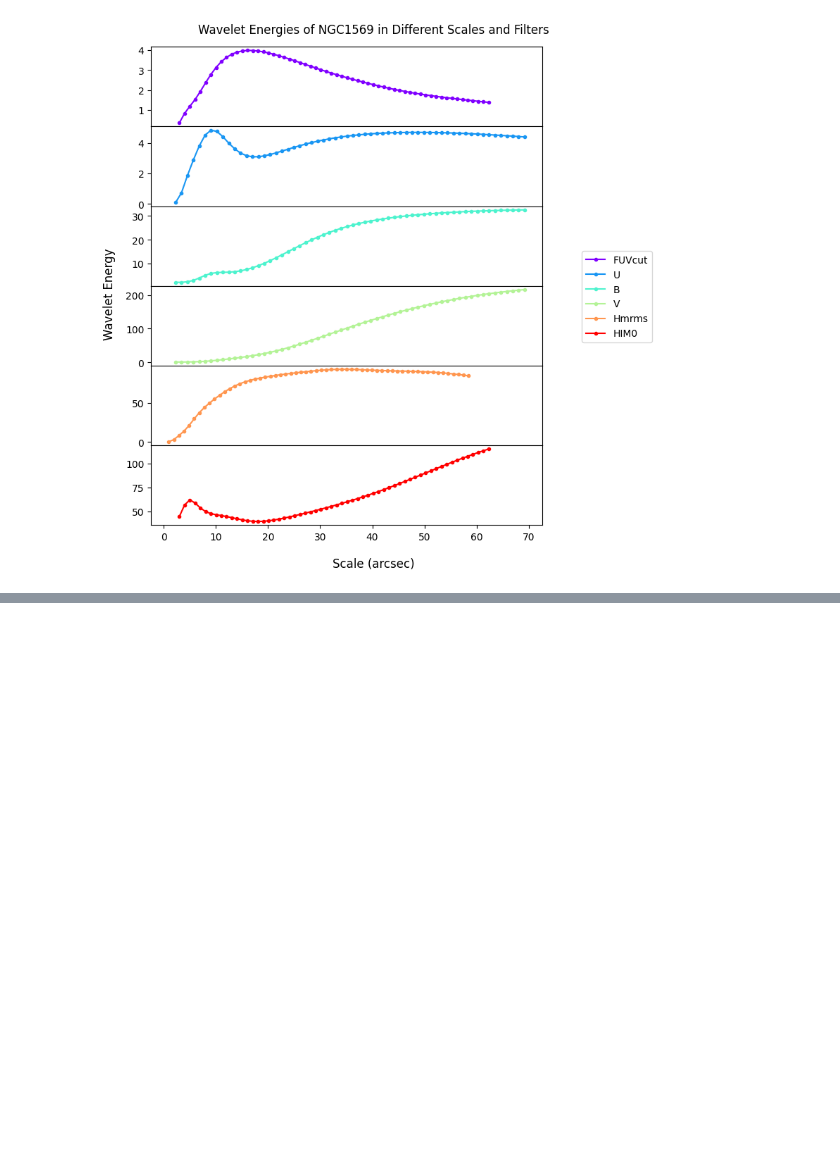
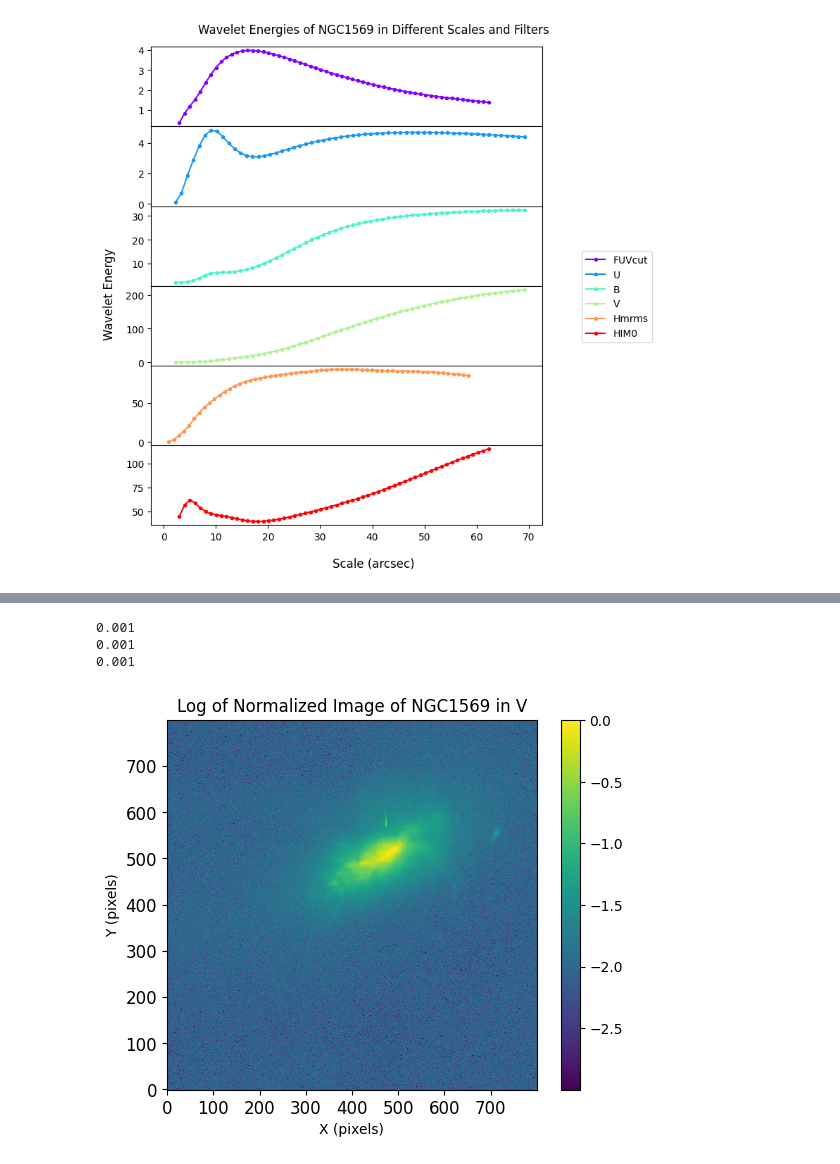
Before and after one commit to SUT-LTG/Wavelet_Fast, a Jupyter notebook: demo - analysis-of-NGC1569.ipynb, the cells around one changed output, grey strips where cells are left out. Drawn from its saved outputs; the diff is of its cells as text; code cells hidden in the pictures; blank space fills up the shorter version.

```diff
--- a/demo - analysis-of-NGC1569.ipynb
+++ b/demo - analysis-of-NGC1569.ipynb
@@ -35,0 +70,26 @@ Wavelet scale analysis of NGC1569_HIM0 has finished.
+# %%
+for i in [1,2,3]:
+    adata = fits.open('.\\data\\'+paths[i])
+    a = adata[0].data
+    crop_cor=crop[i]
+    a=a[crop_cor[0][0]:crop_cor[0][1],crop_cor[1][0]:crop_cor[1][1]]
+    kont = np.array(a.astype(float))
+    kont = (kont-np.min(kont))/np.max(kont-np.min(kont)) + 0.001
+    print(np.min(kont))
+    name = names[i]
+    obj_name, [filter_name] = give_names([name])
+    outname = 'Output/'+name+'/'+name+'_'
+    plt.clf()
+    plt.imshow(0.001+np.log10(kont), origin='lower', interpolation='nearest')
+    plt.xticks(fontsize=12)
+    plt.yticks(fontsize=12)
+    plt.xlabel('X (pixels)')
+    plt.ylabel('Y (pixels)')
+    plt.title("Log of Normalized Image of "+obj_name+ " in " + filter_name, fontsize=12)
+    plt.colorbar()
+    plt.savefig(path+"\\"+'Output/'+name +'_original.png', dpi=200)
+# %% [output]
+0.001
+0.001
+0.001
+[figure, added]
```
Also changed, not shown: parts of 4 cells of this notebook, 2 other files.
